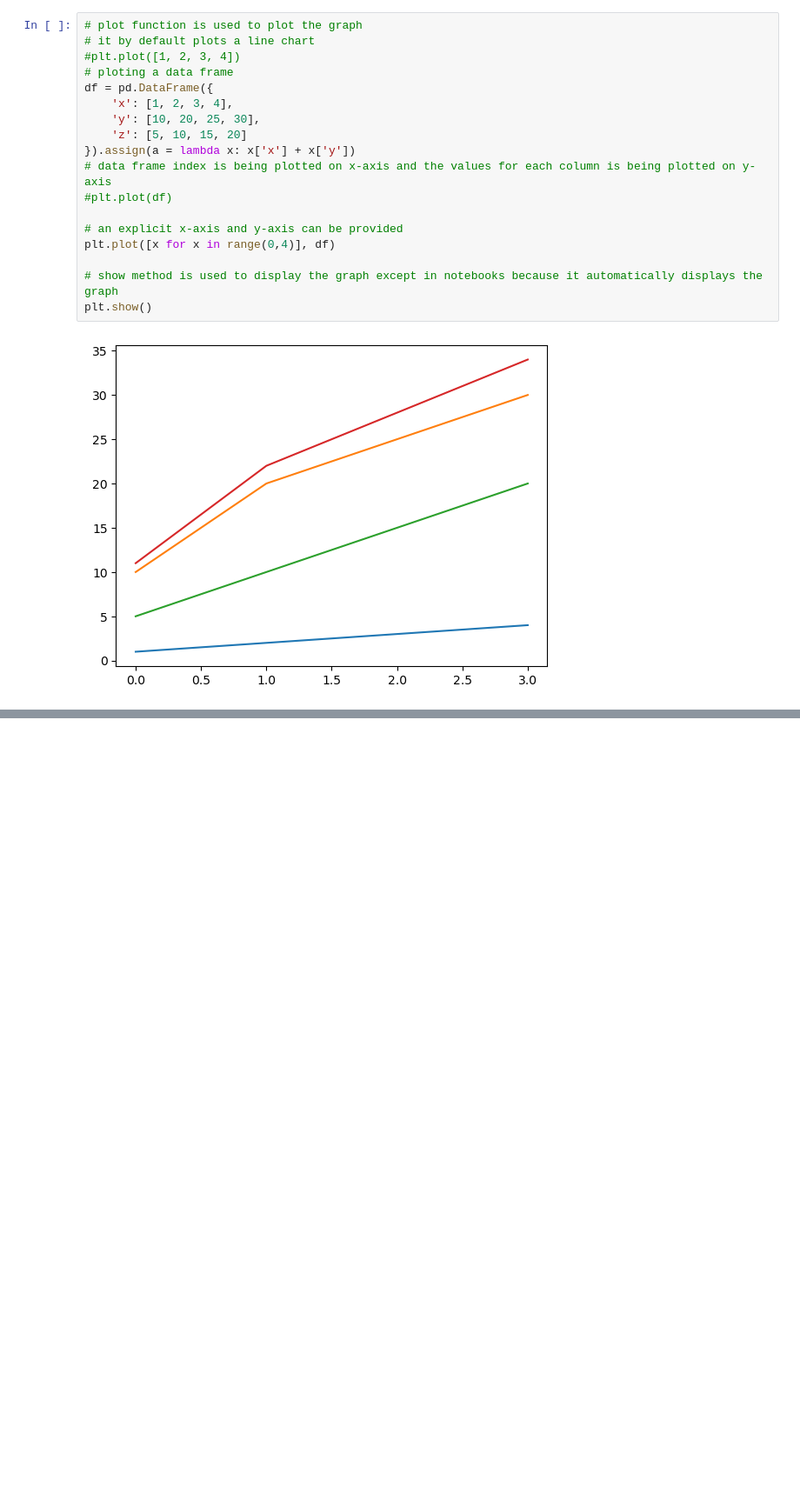
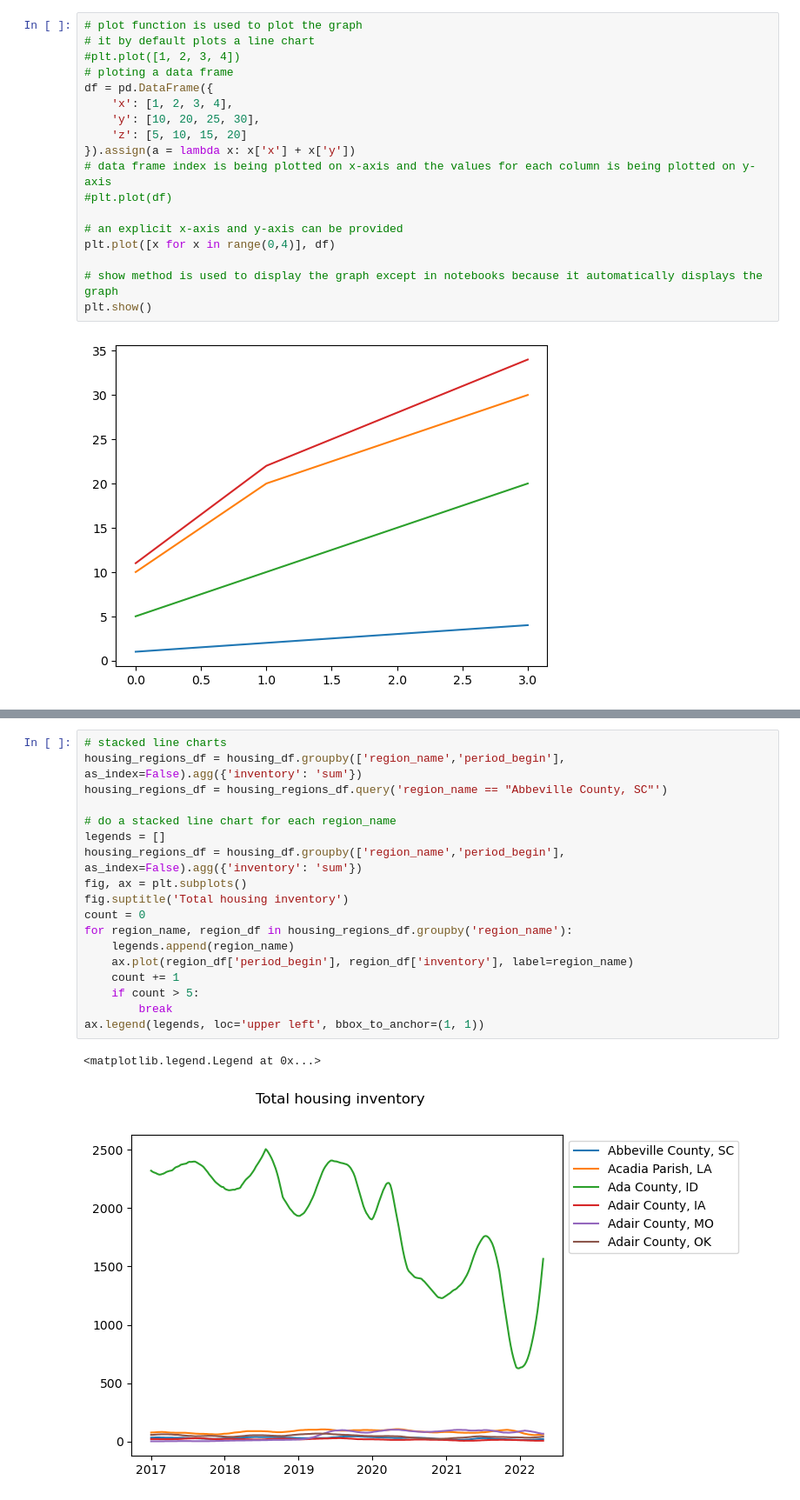
Before and after one commit to upadhyayap/pylearn, a Jupyter notebook: notebooks/visualisation/matplot_lib.ipynb, the cells around one changed output, grey strips where cells are left out. Shown at 87% size. Saved outputs shown, nothing was run; the diff lists cells and outputs as text; blank space fills up the shorter version.

```diff
--- a/notebooks/visualisation/matplot_lib.ipynb
+++ b/notebooks/visualisation/matplot_lib.ipynb
@@ -56,0 +82,21 @@ ax.plot(housing10['period_begin'], housing10['inventory'])
+# %%
+# stacked line charts
+housing_regions_df = housing_df.groupby(['region_name','period_begin'], as_index=False).agg({'inventory': 'sum'})
+housing_regions_df = housing_regions_df.query('region_name == "Abbeville County, SC"')
+
+# do a stacked line chart for each region_name
+legends = []
+housing_regions_df = housing_df.groupby(['region_name','period_begin'], as_index=False).agg({'inventory': 'sum'})
+fig, ax = plt.subplots()
+fig.suptitle('Total housing inventory')
+count = 0
+for region_name, region_df in housing_regions_df.groupby('region_name'):
+    legends.append(region_name)
+    ax.plot(region_df['period_begin'], region_df['inventory'], label=region_name)
+    count += 1
+    if count > 5:
+        break
+ax.legend(legends, loc='upper left', bbox_to_anchor=(1, 1))
+# %% [output]
+<matplotlib.legend.Legend at 0x...>
+[figure, added]
```
Also changed, not shown: parts of 18 cells of this notebook.
